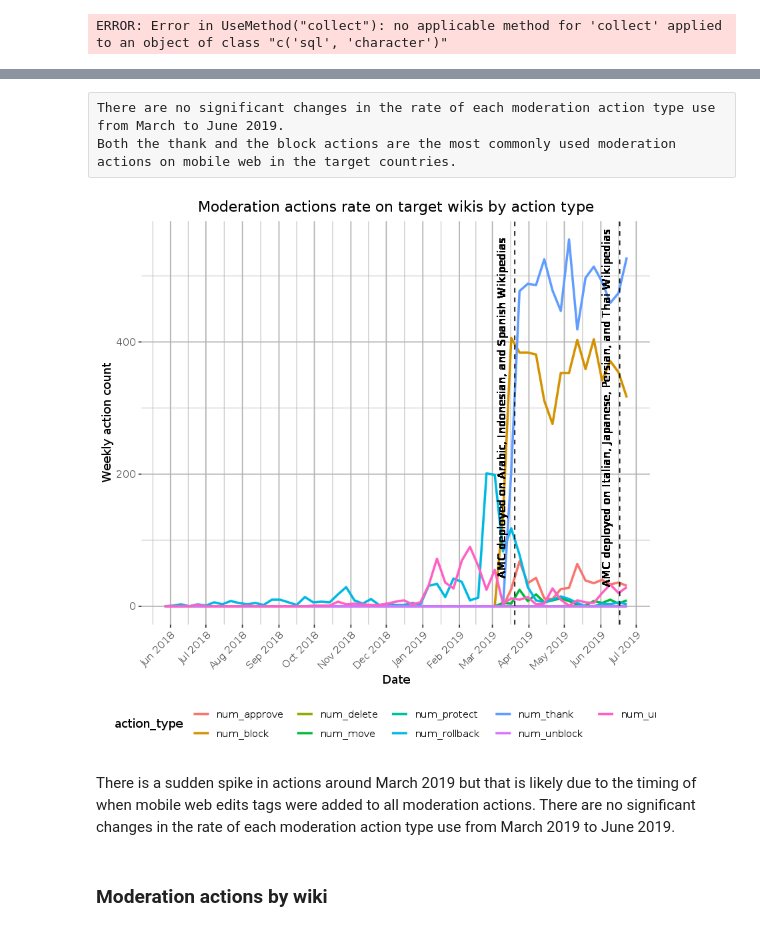
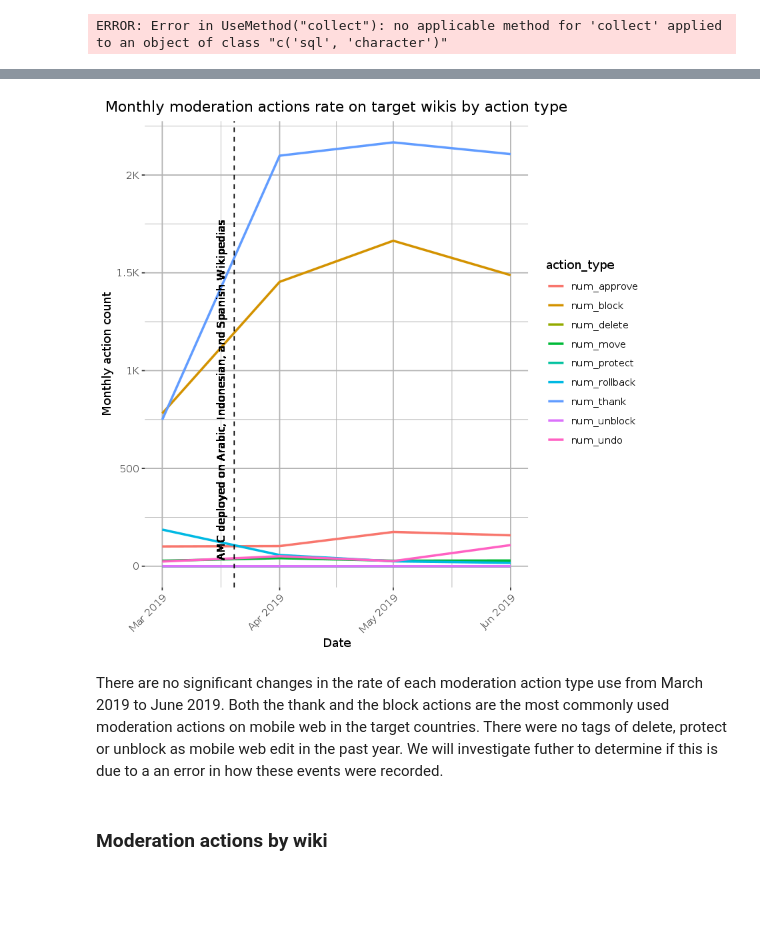
Before and after one commit to wikimedia-research/Readers-Web-AMC-metrics, a Jupyter notebook: AMC KPI Metrics Status Report (FY2018-2019).ipynb, the cells around one changed output, grey strips where cells are left out. Drawn from its saved outputs; the diff is of its cells as text; code cells hidden in the pictures; blank space fills up the shorter version.

```diff
--- a/AMC KPI Metrics Status Report (FY2018-2019).ipynb
+++ b/AMC KPI Metrics Status Report (FY2018-2019).ipynb
@@ -836,36 +835,33 @@ ggsave("Figures/moderation_counts_bytype_total.png", moderation_counts_bytype_to
-# %% [raw]
-There are no significant changes in the rate of each moderation action type use from March to June 2019.
-Both the thank and the block actions are the most commonly used moderation actions on mobile web in the target countries.
 # %%
 #Plot overall moderation actions by action type
 
-moderation_counts_bytype_weekly <- moderation_counts_all %>%
+moderation_counts_bytype_monthly <- moderation_counts_all %>%
     gather(action_type, action_count, num_block:num_undo) %>%
-    filter(date <= '2019-06-30') %>% #filter out July due to incomplete date and pre March due to untagged actions
-mutate(date = floor_date(date, "week")) %>%
+    filter(date >= '2019-03-18') %>%
+    mutate(date = floor_date(date, "month")) %>%
 group_by(date, action_type) %>%
     summarise(action_count = sum(action_count)) %>%
     ggplot(aes(x=date, y = action_count, color = action_type)) +
     geom_line(size = 1)+
-    scale_y_continuous("Weekly action count", labels = polloi::compress) +
+    scale_y_continuous("Monthly action count", labels = polloi::compress) +
     scale_x_date("Date", labels = date_format("%b %Y"), date_breaks = "1 month") +
-    labs(title = "Moderation actions rate on target wikis by action type") +
-geom_vline(xintercept = vertical_lines,
+    labs(title = "Monthly moderation actions rate on target wikis by action type") +
+geom_vline(xintercept = as.Date('2019-03-20'),
              linetype = "dashed", color = "black") +
-  geom_text(aes(x=as.Date('2019-03-20'), y=300, label="AMC deployed on Arabic, Indonesian, and Spanish Wikipedias"), size=3.5, vjust = -1.2, angle = 90, color = "black") +
-  geom_text(aes(x=as.Date('2019-06-17'), y=300, label="AMC deployed on Italian, Japanese, Persian, and Thai Wikipedias"), size=3.5, vjust = -1.2, angle = 90, color = "black") +
+  geom_text(aes(x=as.Date('2019-03-20'), y=900, label="AMC deployed on Arabic, Indonesian, and Spanish Wikipedias"), size=3.5, vjust = -1.2, angle = 90, color = "black") +
     ggthemes::theme_tufte(base_size = 11, base_family = "Gill Sans") +
     theme(axis.text.x=element_text(angle = 45, hjust = 1),
         plot.title = element_text(hjust = 0.5),
         panel.grid = element_line("gray70"),
-        legend.position="bottom")
+        legend.position="right")
 
-moderation_counts_bytype_weekly
-ggsave("Figures/moderation_counts_bytype_weekly.png", moderation_counts_bytype_weekly , width = 18, height = 9, units = "in", dpi = 150)
+moderation_counts_bytype_monthly
+ggsave("Figures/moderation_counts_bytype_monthly.png", moderation_counts_bytype_monthly , width = 18, height = 9, units = "in", dpi = 150)
 # %% [output]
-[figure, old version]
+[figure, new version]
-# %% [markdown]
-There is a sudden spike in actions around March 2019 but that is likely due to the timing of when mobile web edits tags were added to all moderation actions. There are no significant changes in the rate of each moderation action type use from March 2019 to June 2019.
+# %% [markdown]
+There are no significant changes in the rate of each moderation action type use from March 2019 to June 2019.
+Both the thank and the block actions are the most commonly used moderation actions on mobile web in the target countries. There were no tags of delete, protect or unblock as mobile web edit in the past year. We will investigate futher to determine if this is due to a an error in how these events were recorded.
 # %% [markdown]
 ### Moderation actions by wiki ###
 # %%
```
Also changed, not shown: parts of 29 cells of this notebook, 9 other files.
